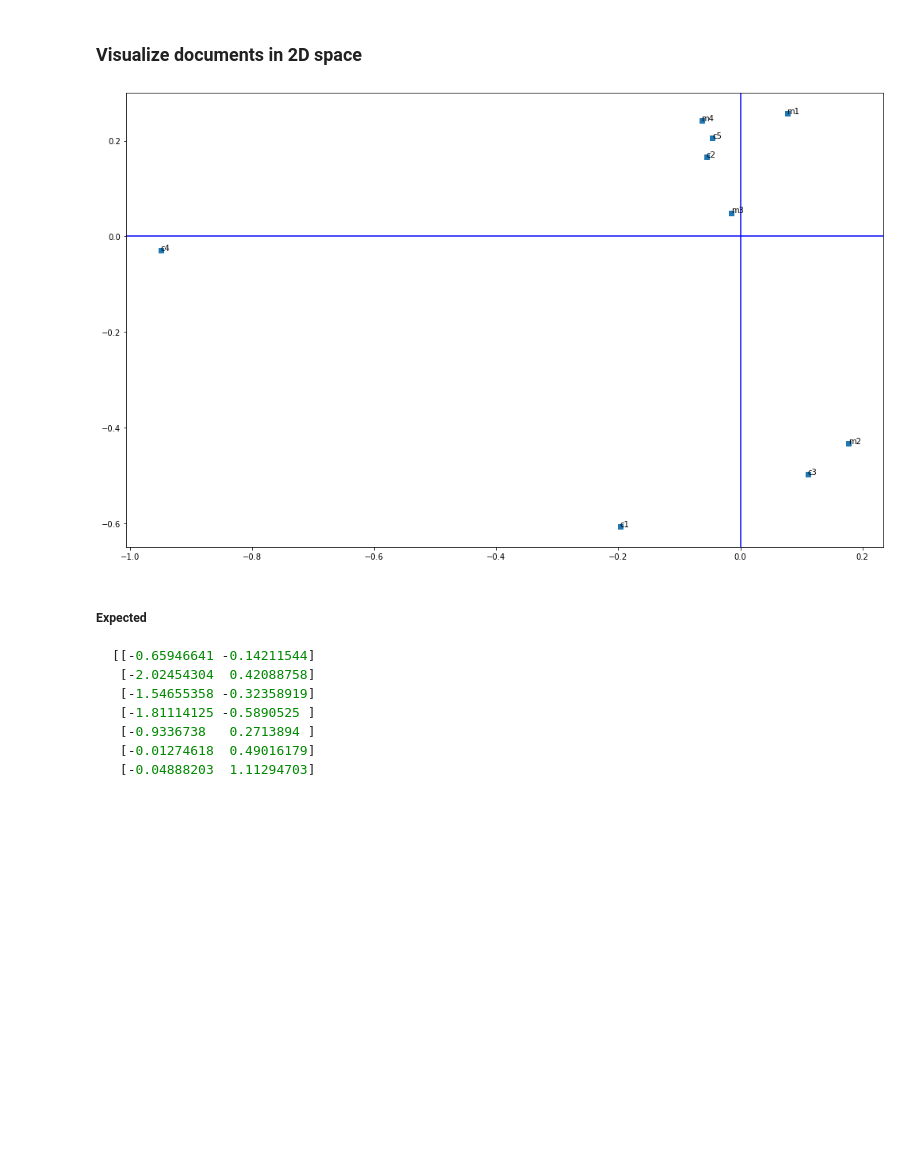
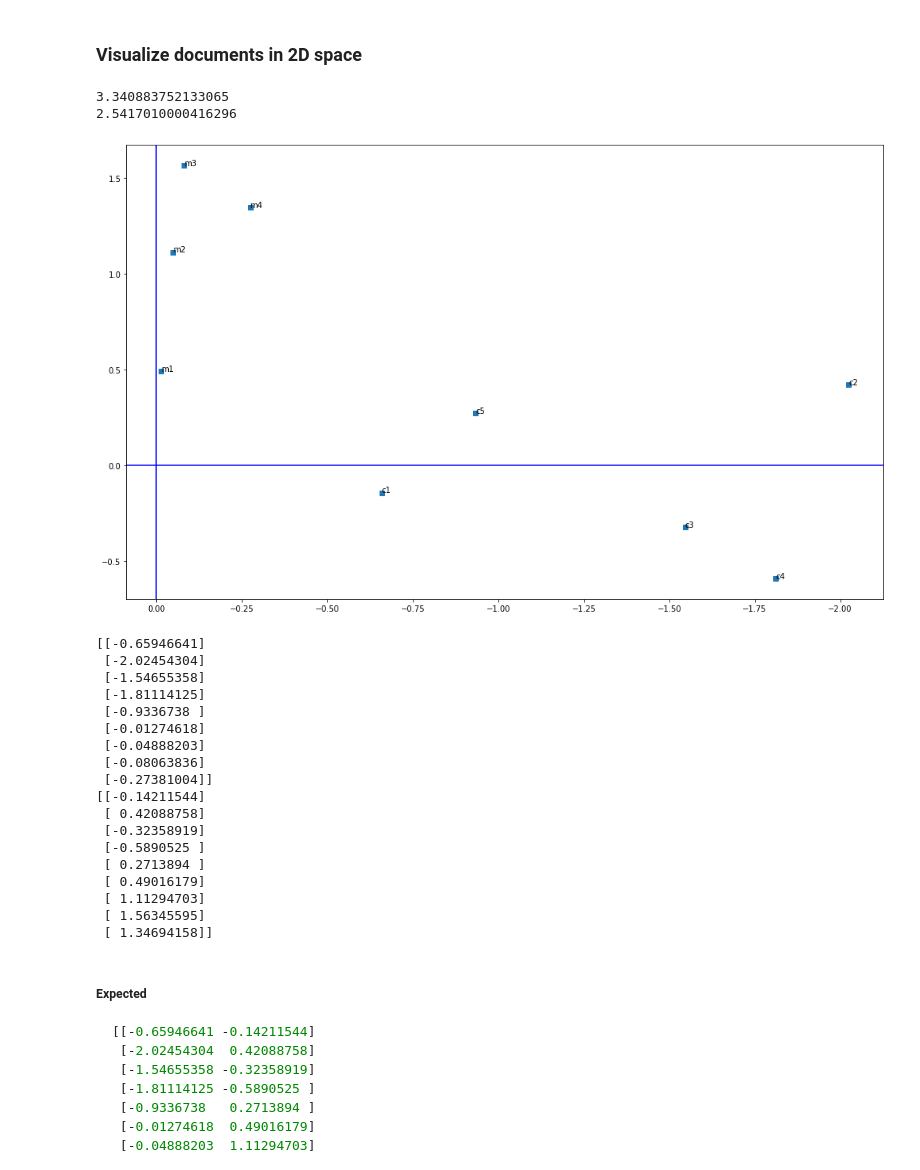
Before and after one commit to dpoulomi/nlp-assignment3, a Jupyter notebook: CS6120NLP_Assignment_3_Summer22.ipynb, the cells around one changed output. Saved outputs shown, nothing was run; the diff lists cells and outputs as text; code cells hidden in the pictures; blank space fills up the shorter version.

````diff
--- a/CS6120NLP_Assignment_3_Summer22.ipynb
+++ b/CS6120NLP_Assignment_3_Summer22.ipynb
@@ -306,22 +311,50 @@ print(Vk_t)
 # %%
 #Visualize documents and print coordinates
 
 import matplotlib.pyplot as plt
 
 plt.rcParams["figure.figsize"] = (14,8.5)
-Uk, Sk, Vk = np.linalg.svd(X)
-
-data = np.array(Vk)
-plt.scatter([data[:,0]],[data[:,1]], marker = 's')
-# print([Vk[:,0]])
-# print([Vk[:,1]])
+plt.gca().invert_xaxis()
+#Uk, Sk, Vk_t = svd(documents, word_to_ix, 2)
+xFactor = Sk[0][0]
+print(xFactor)
+yFactor = Sk[1][1]
+print(yFactor)
+#data = np.array(Vk_t)
+xCordinates = np.array(Vk_t[:,0] * xFactor)
+yCordinates = np.array(Vk_t[:,1] * yFactor)
+#plt.scatter([data[:,0]],[data[:,1]], marker = 's')
+plt.scatter(xCordinates,yCordinates, marker = 's')
 plt.axhline(y=0, color='b')
 plt.axvline(x=0, color='b')
 for i in range(len(docName)):
-    plt.annotate(docName[i],(data[i][0],data[i][1]))
+    plt.annotate(docName[i],(xCordinates[i],yCordinates[i]))
 plt.show()
+
+print(xCordinates)
+print(yCordinates)
 # %% [output]
+3.340883752133065
+2.5417010000416296
-[figure, old version]
+[figure, new version]
+[[-0.65946641]
+ [-2.02454304]
+ [-1.54655358]
+ [-1.81114125]
+ [-0.9336738 ]
+ [-0.01274618]
+ [-0.04888203]
+ [-0.08063836]
+ [-0.27381004]]
+[[-0.14211544]
+ [ 0.42088758]
+ [-0.32358919]
+ [-0.5890525 ]
+ [ 0.2713894 ]
+ [ 0.49016179]
+ [ 1.11294703]
+ [ 1.56345595]
+ [ 1.34694158]]
 # %% [markdown]
 ##### Expected
 ```CPP
````
Also changed, not shown: parts of 13 cells of this notebook, 1 other file.
